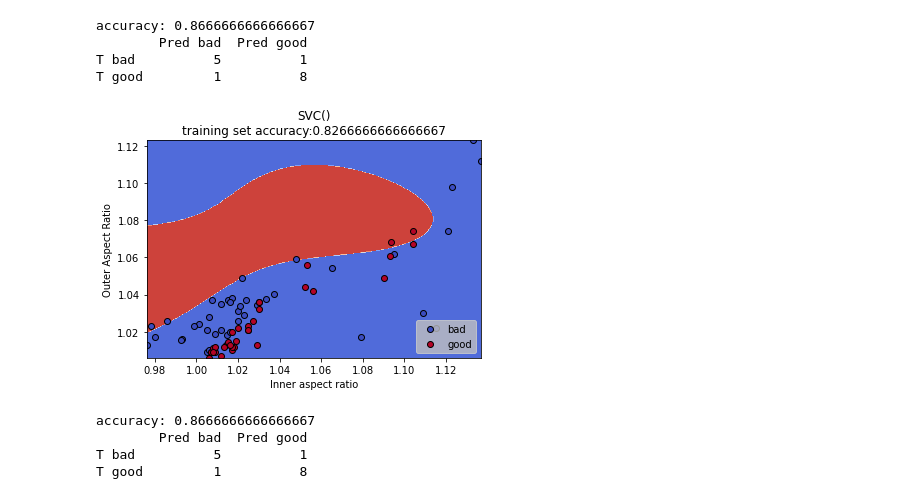
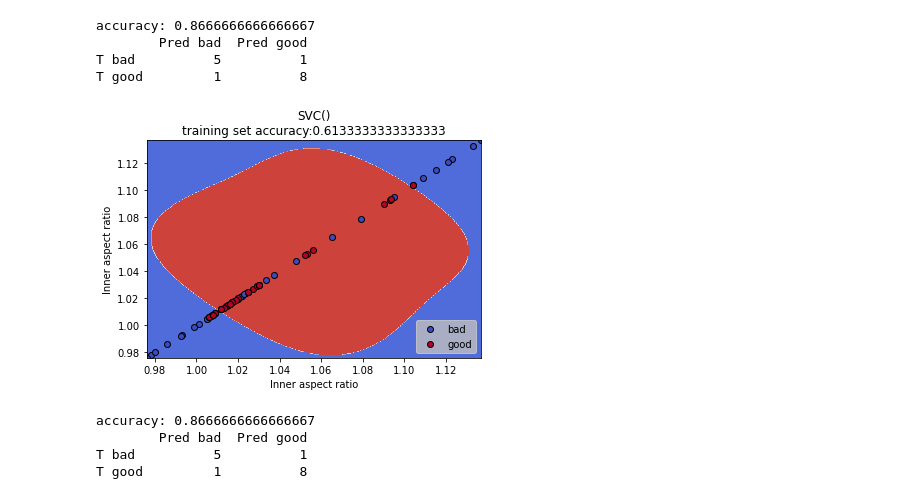
Before and after one commit to niclacey/Cell-Packing, a Jupyter notebook: Notochord_Classification_SVM_Restored.ipynb, the cells around one changed output. Saved outputs shown, nothing was run; the diff lists cells and outputs as text; code cells hidden in the pictures.

```diff
--- a/Notochord_Classification_SVM_Restored.ipynb
+++ b/Notochord_Classification_SVM_Restored.ipynb
@@ -119,9 +119,9 @@ def plot_decision_boundary(data,x_name,y_name,target_name,clf):
     legend.get_frame().set_facecolor('silver')
     plt.show()
 # %%
-plot_decision_boundary(data, 'Inner aspect ratio', 'Outer Aspect Ratio', 'Total Flag', clf)
+plot_decision_boundary(data, 'Inner aspect ratio', 'Inner aspect ratio', 'Total Flag', clf)
 # %% [output]
-[figure, old version]
+[figure, new version]
 # %%
 #Tuned SVC:
 clf_tuned = SVC(kernel = 'linear', shrinking= False)
```
Also changed, not shown: parts of 1 cell of this notebook.
